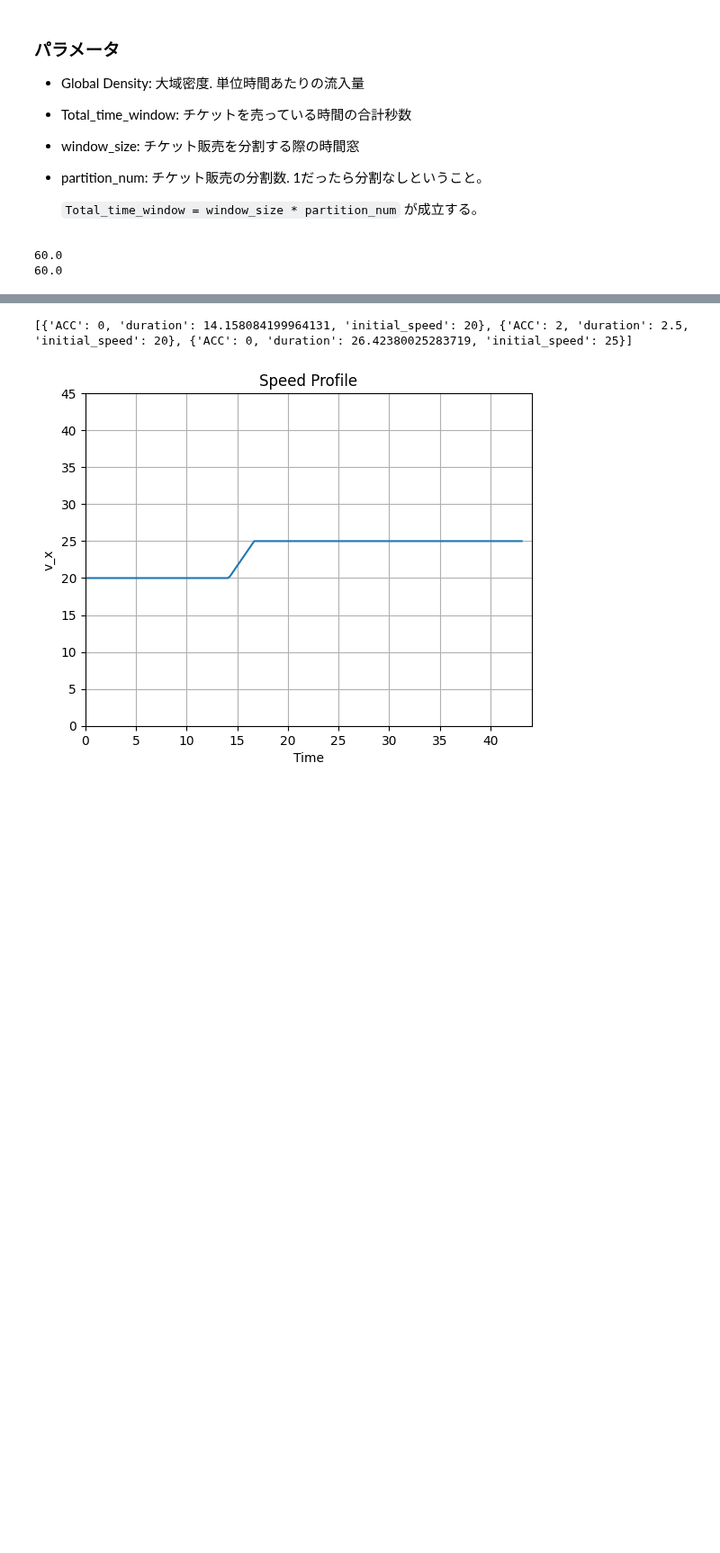
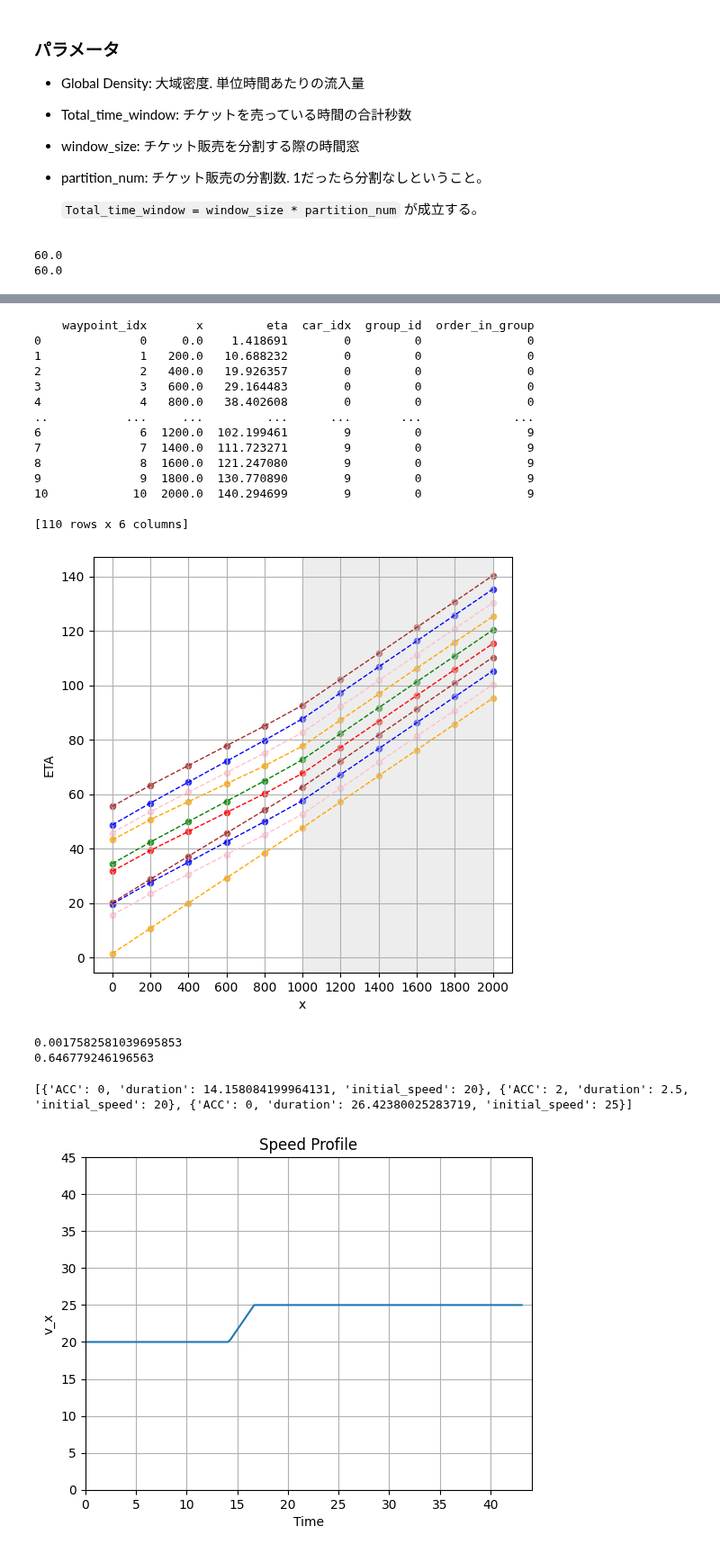
Before and after one commit to Aki-Fujita/drone_simulation, a Jupyter notebook: work/research_log/eta/notebooks/simulator.ipynb, the cells around one changed output, grey strips where cells are left out. Shown at 90% size. Drawn from its saved outputs; the diff is of its cells as text; code cells hidden in the pictures; blank space fills up the shorter version.

```diff
--- a/work/research_log/eta/notebooks/simulator.ipynb
+++ b/work/research_log/eta/notebooks/simulator.ipynb
@@ -47,7 +48,7 @@ GLOBAL_TIME_WINDOW = 60  # Strategic Phaseでの時間幅
 BATCH_NUM = 1
 WINDOW_SIZE = (GLOBAL_TIME_WINDOW / BATCH_NUM)
 DESIRED_TTC = 5 # 目標とする車間時間 [s]
-DESIRED_SPEED = 25 # 目標とする車間時間 [s]
+DESIRED_SPEED = 21 # 目標とする出口速度 [m/s]
 
 # 車のパラメータ
 MAX_ACC_REAL_WORLD = 2 # 0.2Gくらい
@@ -78,5 +79,7 @@ rss_params = {
     "T_des": 1.1,
     "isRss":True,
   }
+
+simulation_params = {"TOTAL_TIME": TOTAL_TIME, "TIME_STEP":TIME_STEP}
 # %%
 # 従属的に決まるもの
@@ -98,7 +100,7 @@ CONTROLLED: 全体最適になるように調整
 ALGORITHM_LIST = ["KISS", "CONTROLLED", ]
 ALGORITHM = ALGORITHM_LIST[1]
 
-cwp_table = CWPTable(waypoints = WAYPOINTS, algorithm = ALGORITHM, \
+cwp_table_controlled = CWPTable(waypoints = WAYPOINTS, algorithm = ALGORITHM_LIST[1], \
                      global_params={"WINDOW_SIZE":WINDOW_SIZE, "START_TIME":START_TIME, "DESIRED_TTC":DESIRED_TTC, \
                                    "ORIFITH_EXIT_INDEX":ORIFITH_LENGTH, "DESIRED_SPEED": DESIRED_SPEED, "V_MAX":V_MAX})
 
@@ -169,0 +113,11 @@ cwp_table.plot()
+# %%
+eta_simulation_controlled = ETASimulation(CARS=CARS, CWPTable=cwp_table_controlled, simulation_params=simulation_params)
+eta_simulation_simpler = ETASimulation(CARS=CARS, CWPTable=cwp_table_kiss, simulation_params=simulation_params)
+# %%
+# eta_simulation_controlled.conduct_simulation()
+eta_simulation_simpler.conduct_simulation()
+cwp_table_simpler = eta_simulation_simpler.cwp_table
+# cwp_table_simpler.plot()
+
+eta_simulation_controlled.conduct_simulation()
+cwp_table_controlled = eta_simulation_controlled.cwp_table
@@ -170,3 +142,30 @@ cwp_table.plot()
+# %%
+# cwp_table_controlled.plot()
+# cwp_table_simpler.plot()
+print(cwp_table_controlled.waypoint_table)
+cwp_table_controlled.plot()
+# %% [output]
+    waypoint_idx       x         eta  car_idx  group_id  order_in_group
+0              0     0.0    1.418691        0         0               0
+1              1   200.0   10.688232        0         0               0
+2              2   400.0   19.926357        0         0               0
+3              3   600.0   29.164483        0         0               0
+4              4   800.0   38.402608        0         0               0
+..           ...     ...         ...      ...       ...             ...
+6              6  1200.0  102.199461        9         0               9
+7              7  1400.0  111.723271        9         0               9
+8              8  1600.0  121.247080        9         0               9
+9              9  1800.0  130.770890        9         0               9
+10            10  2000.0  140.294699        9         0               9
+
+[110 rows x 6 columns]
+[figure, added]
+# %%
+print(eta_simulation_controlled.calc_rectification())
+print(eta_simulation_simpler.calc_rectification())
+# %% [output]
+0.0017582581039695853
+0.646779246196563
 # %%
 profile = CARS[7].speed_profile
 print(profile)
```
Also changed, not shown: parts of 6 cells of this notebook, 2 other files.
